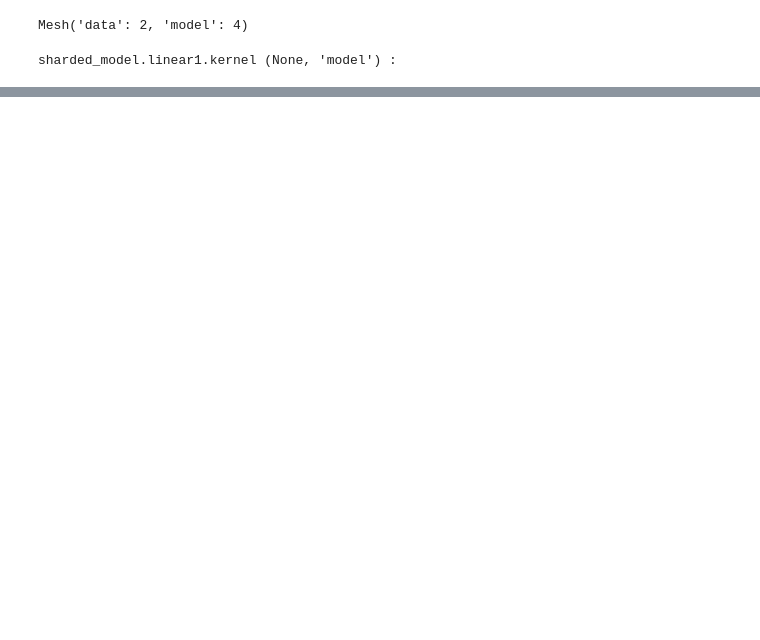
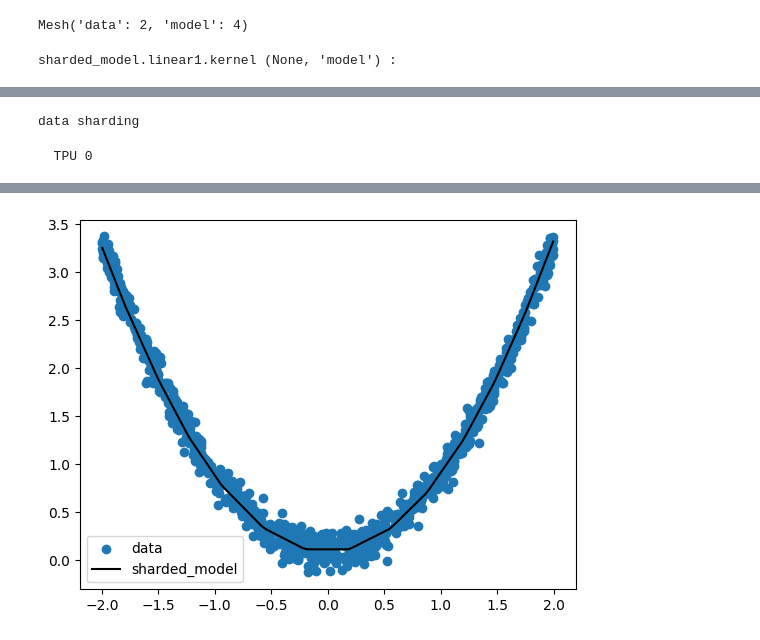
Before and after one commit to mohsenh17/jaxLearning, a Jupyter notebook: flax/parallelMLP.ipynb, the cells around one changed output, grey strips where cells are left out. Drawn from its saved outputs; the diff is of its cells as text; code cells hidden in the pictures; blank space fills up the shorter version.

```diff
--- a/flax/parallelMLP.ipynb
+++ b/flax/parallelMLP.ipynb
@@ -177,0 +214,73 @@ step=900, loss=0.007701881695538759
+# %%
+# Learning rate and momentum for the optimizer
+learning_rate = 0.005
+momentum = 0.9
+
+
+# Set up the optimizer using Adam with the specified learning rate
+optimizer = nnx.Optimizer(model, optax.adam(learning_rate))
+
+# Initialize metrics for tracking training performance
+metrics = nnx.MultiMetric(
+    loss=nnx.metrics.Average('loss'),  # Tracks the average loss
+)
+# %%
+import time
+
+
+@nnx.jit
+def train_step(model: MLP, optimizer: nnx.Optimizer, x, y):
+  def loss_fn(model: MLP):
+    y_pred = model(x)
+    return jnp.mean((y - y_pred) ** 2)
+
+  loss, grads = nnx.value_and_grad(loss_fn)(model)
+  optimizer.update(grads)
+  return loss
+
+
+def dataset(steps, batch_size):
+  for _ in range(steps):
+    x = np.random.uniform(-2, 2, size=(batch_size, 1))
+    y = 0.8 * x**2 + 0.1 + np.random.normal(0, 0.1, size=x.shape)
+    yield x, y
+
+# Example: Timing a for loop
+start_time = time.time()  # Record the start time
+
+for step, (x, y) in enumerate(dataset(100000, 128)):
+  # shard data
+  #x, y = jax.device_put((x, y), jax.NamedSharding(mesh, jax.sharding.PartitionSpec('data')))
+  # train
+  loss = train_step(model, optimizer, x, y)
+
+  if step == 0:
+    print('data sharding')
+    jax.debug.visualize_array_sharding(jnp.array(x))
+
+  if step % 10000 == 0:
+    print(f'step={step}, loss={loss}')
+
+# dereplicate state
+state = nnx.state((model, optimizer))
+state = jax.device_get(state)
+nnx.update((model, optimizer), state)
+
+X, Y = next(dataset(1, 1000))
+x_range = np.linspace(X.min(), X.max(), 100)[:, None]
+y_pred = model(x_range)
+
+# plot
+plt.scatter(X, Y, label='data')
+plt.plot(x_range, y_pred, color='black', label='sharded_model')
+plt.legend()
+plt.show()
+
+end_time = time.time()  # Record the end time
+
+# Calculate elapsed time
+elapsed_time = end_time - start_time
+print(f"The for loop took {elapsed_time:.4f} seconds.")
+# %% [output]
+data sharding
+  TPU 0
@@ -177,0 +297 @@ step=900, loss=0.007701881695538759
+[figure, added]
```
Also changed, not shown: parts of 5 cells of this notebook.
